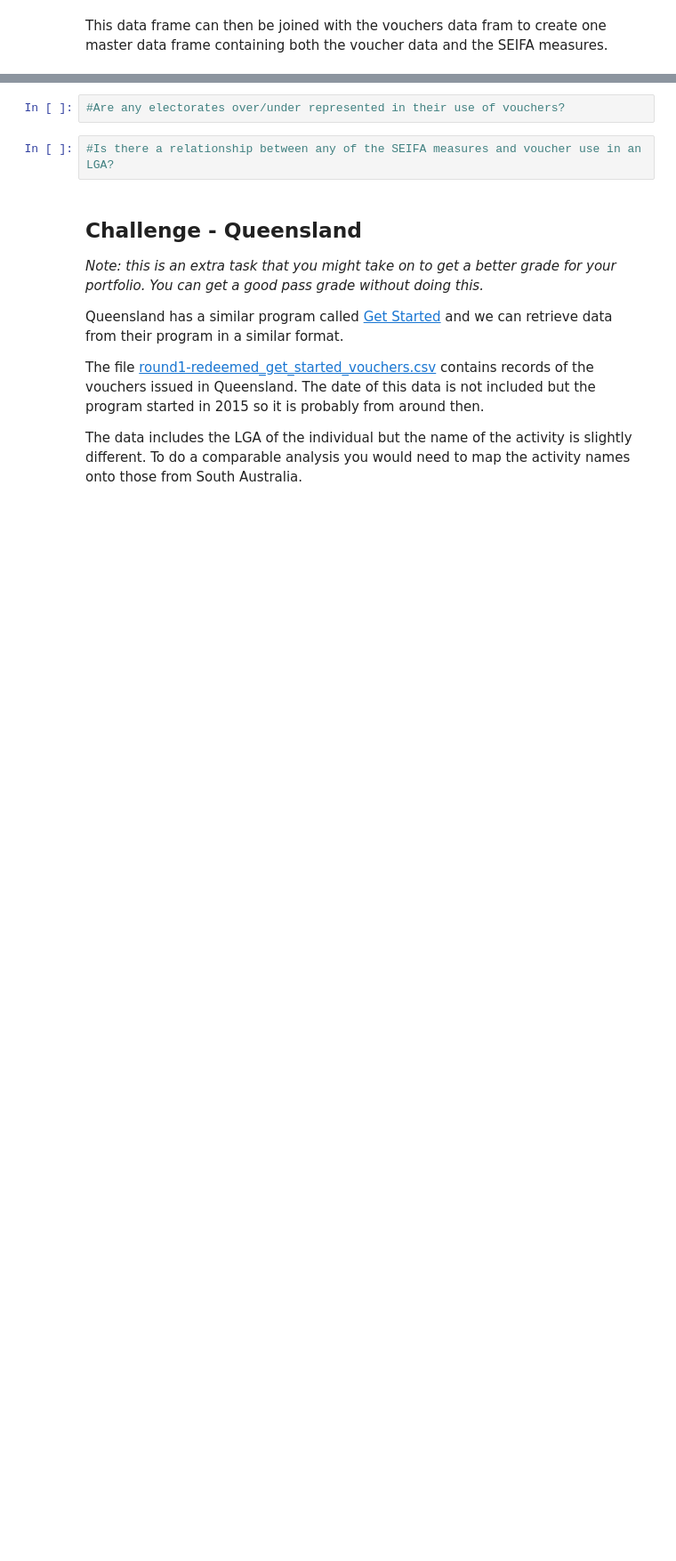
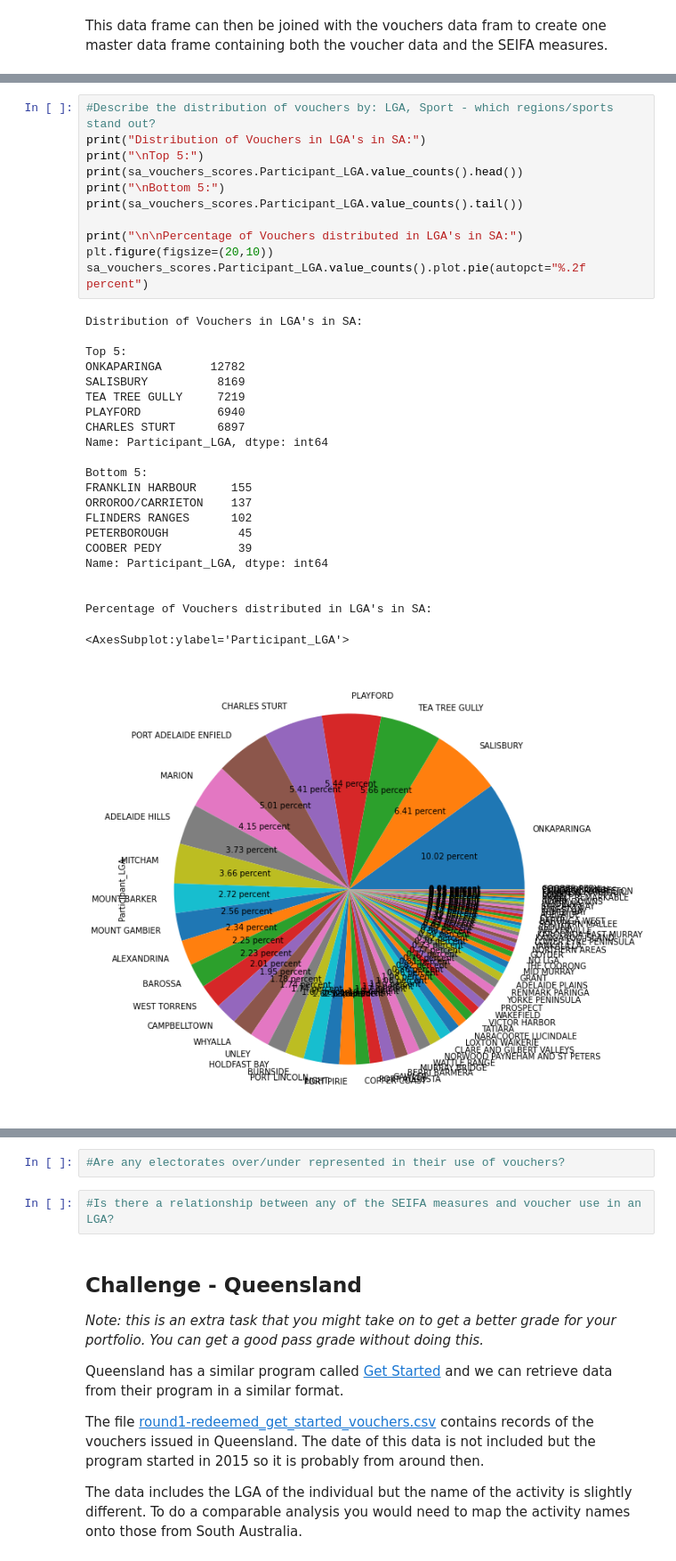
Before and after one commit to MQCOMP2200-S2-2021/data-science-portfolio-JoeB-cybersecurity, a Jupyter notebook: Portfolio 2.ipynb, the cells around one changed output, grey strips where cells are left out. Shown at 89% size. Cells and saved outputs as stored; diff of their text form; blank space fills up the shorter version.

```diff
--- a/Portfolio 2.ipynb
+++ b/Portfolio 2.ipynb
@@ -111,0 +100,34 @@ Name: Voucher_Claim_Year, dtype: int64
+# %%
+#Describe the distribution of vouchers by: LGA, Sport - which regions/sports stand out?
+print("Distribution of Vouchers in LGA's in SA:")
+print("\nTop 5:")
+print(sa_vouchers_scores.Participant_LGA.value_counts().head())
+print("\nBottom 5:")
+print(sa_vouchers_scores.Participant_LGA.value_counts().tail())
+
+print("\n\nPercentage of Vouchers distributed in LGA's in SA:")
+plt.figure(figsize=(20,10))
+sa_vouchers_scores.Participant_LGA.value_counts().plot.pie(autopct="%.2f percent")
+# %% [output]
+Distribution of Vouchers in LGA's in SA:
+
+Top 5:
+ONKAPARINGA       12782
+SALISBURY          8169
+TEA TREE GULLY     7219
+PLAYFORD           6940
+CHARLES STURT      6897
+Name: Participant_LGA, dtype: int64
+
+Bottom 5:
+FRANKLIN HARBOUR     155
+ORROROO/CARRIETON    137
+FLINDERS RANGES      102
+PETERBOROUGH          45
+COOBER PEDY           39
+Name: Participant_LGA, dtype: int64
+
+
+Percentage of Vouchers distributed in LGA's in SA:
+<AxesSubplot:ylabel='Participant_LGA'>
+[figure, added]
```
Also changed, not shown: parts of 9 cells of this notebook.
